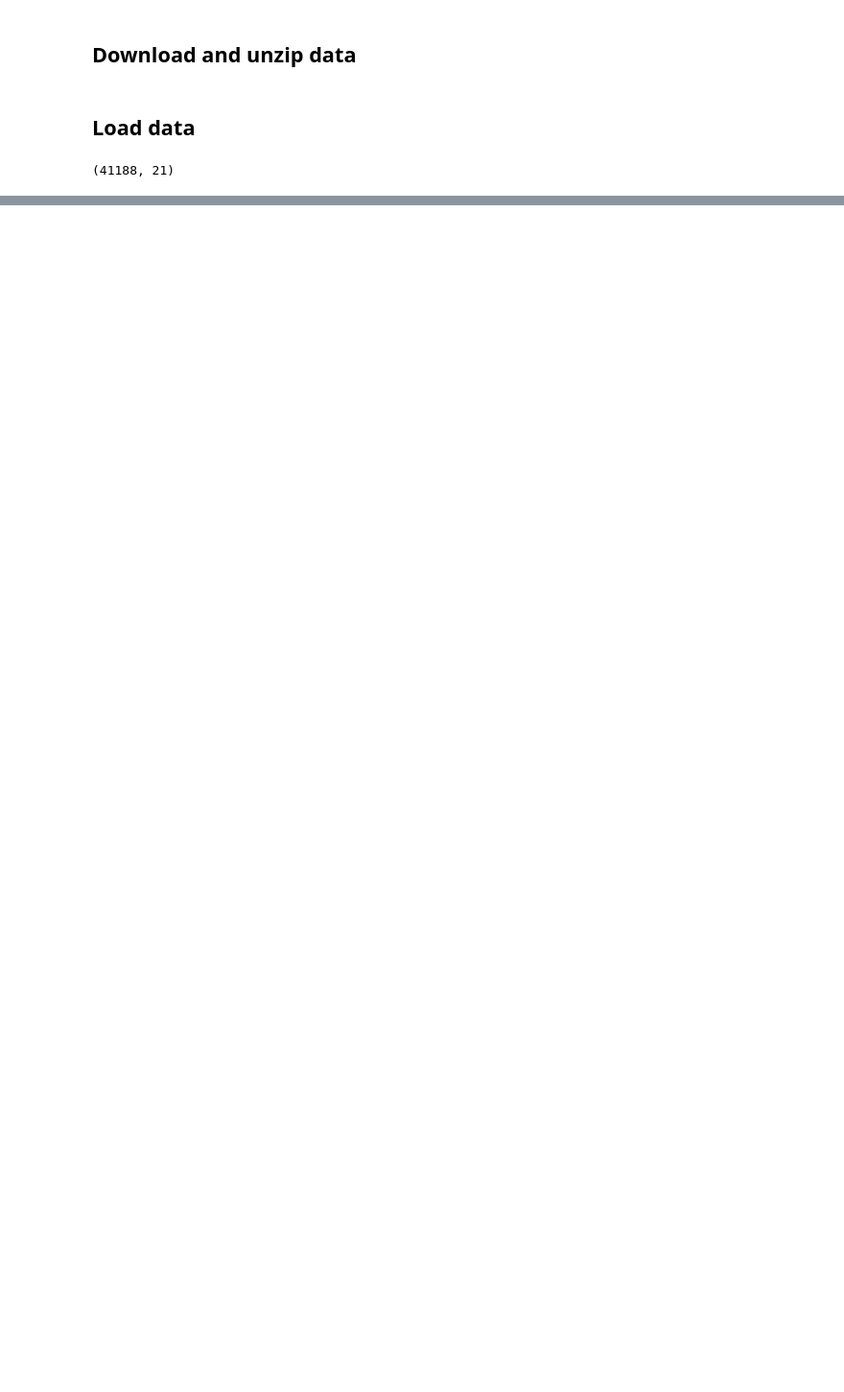
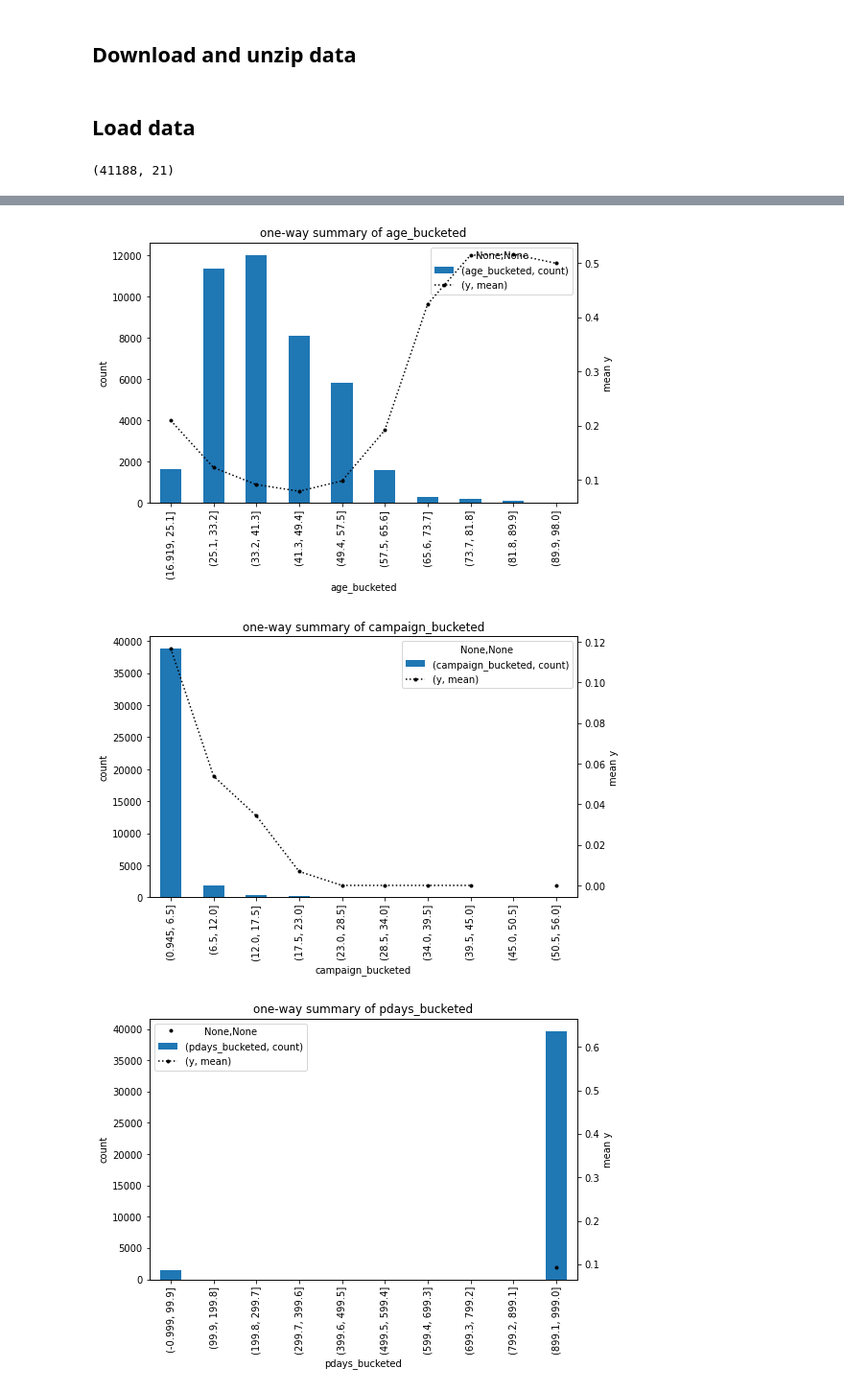
Before and after one commit to lvgig/tubular, a Jupyter notebook: examples/Data-Science-Festival-Workshop/Demo.ipynb, the cells around one changed output, grey strips where cells are left out. Shown at 96% size. Saved outputs shown, nothing was run; the diff lists cells and outputs as text; code cells hidden in the pictures; blank space fills up the shorter version.

```diff
--- a/examples/Data-Science-Festival-Workshop/Demo.ipynb
+++ b/examples/Data-Science-Festival-Workshop/Demo.ipynb
@@ -41,0 +134,16 @@ df.head()
+# %%
+df["y"] = y
+# %%
+numeric_cols = list(df.select_dtypes('number').columns.values)
+# %%
+for col in numeric_cols:
+
+    # bin the numeric for the purposes of visualisation
+    bucketed_col = f"{col}_bucketed"
+    df[bucketed_col] = pd.cut(df[col], bins = 10)
+
+    p.one_way_summary_plot(df, bucketed_col)
+# %% [output]
+[figure, added]
+[figure, added]
+[figure, added]
```
Also changed, not shown: parts of 145 cells of this notebook, 2 other files.
